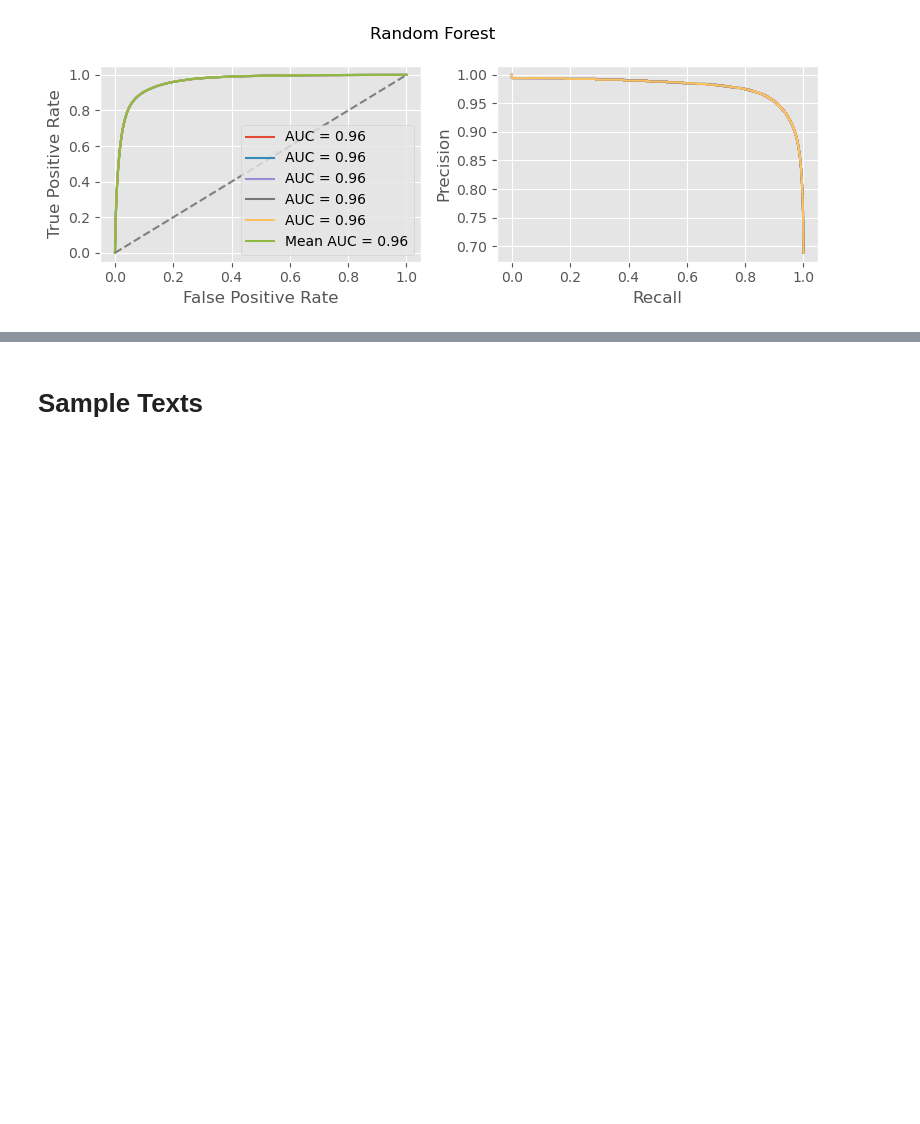
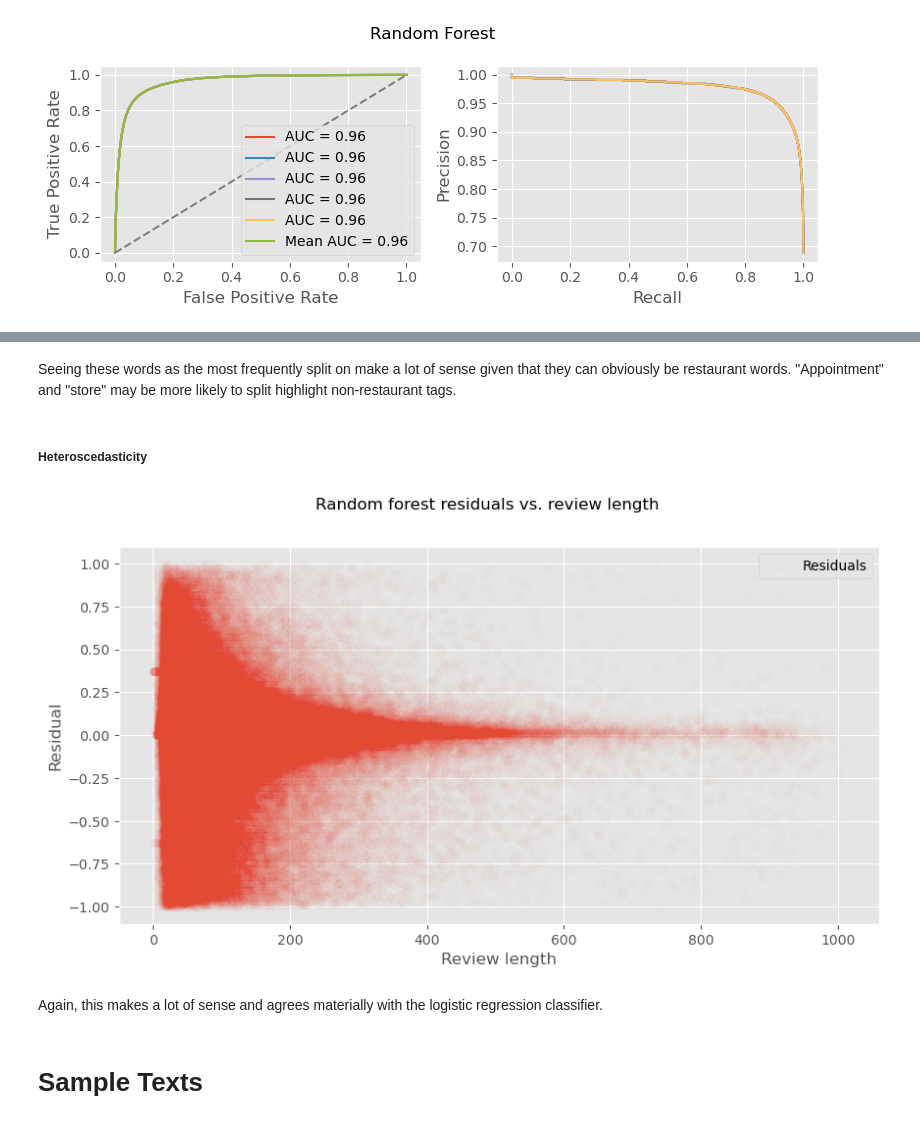
Before and after one commit to crredding/YelpDataset, a Jupyter notebook: RestaurantClassifier.ipynb, the cells around one changed output, grey strips where cells are left out. Saved outputs shown, nothing was run; the diff lists cells and outputs as text; code cells hidden in the pictures; blank space fills up the shorter version.

```diff
--- a/RestaurantClassifier.ipynb
+++ b/RestaurantClassifier.ipynb
@@ -264,3 +287,20 @@ plt.show()
+# %% [markdown]
+Seeing these words as the most frequently split on make a lot of sense given that they can obviously be restaurant words. "Appointment" and "store" may be more likely to split highlight non-restaurant tags.
+# %% [markdown]
+##### Heteroscedasticity
+# %%
+rf_residuals = y_test - np.array(rf_y_pred_scores).mean(axis=0)
+fig, ax = plt.subplots(1, 1, figsize=(10,5))
+ax.scatter(X_test_text_length, rf_residuals, alpha=0.01, label='Residuals')
+ax.set_xlabel('Review length')
+ax.set_ylabel('Residual')
+fig.suptitle('Random forest residuals vs. review length')
+ax.legend()
+plt.show()
+# %% [output]
+[figure, added]
+# %% [markdown]
+Again, this makes a lot of sense and agrees materially with the logistic regression classifier.
 # %% [markdown]
 # Sample Texts
 # %%
```
Also changed, not shown: parts of 4 cells of this notebook.
